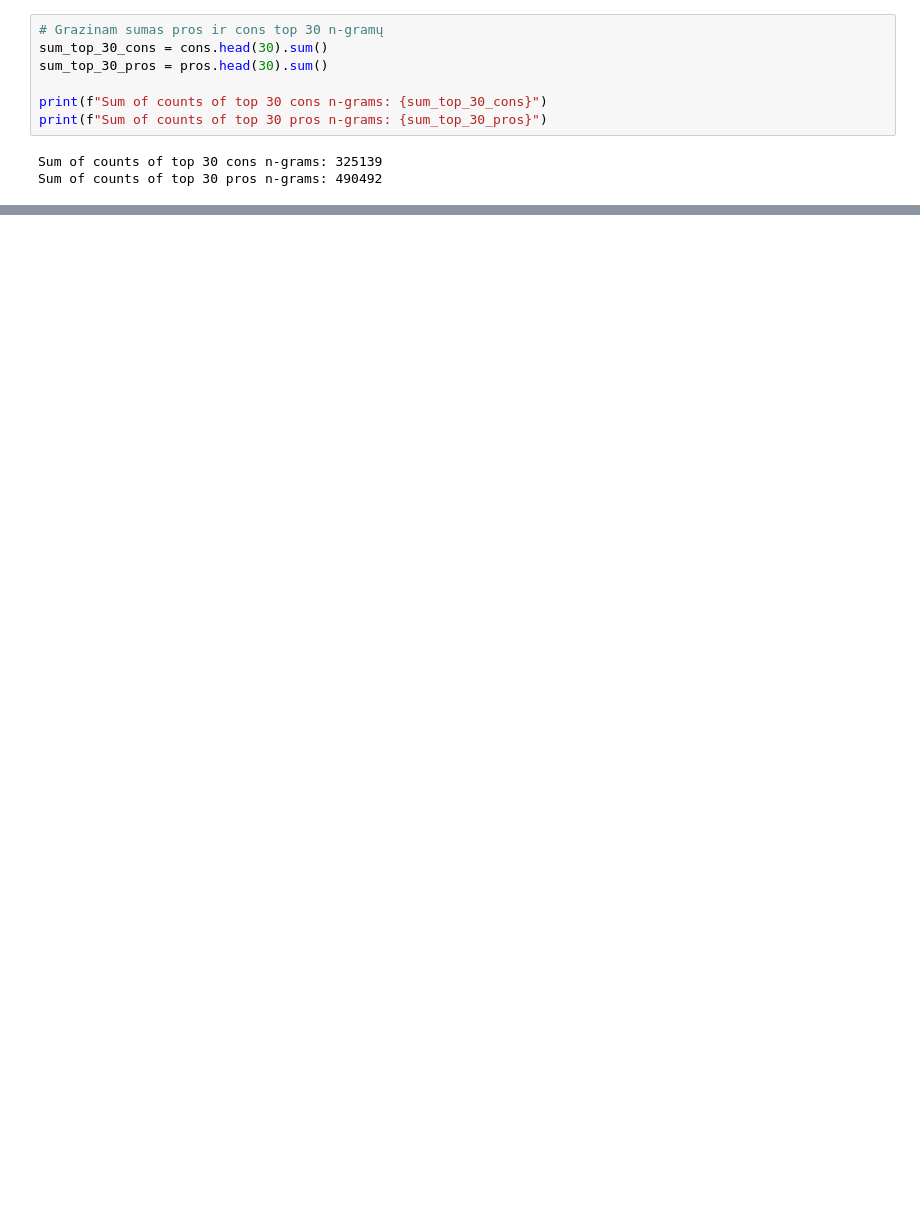
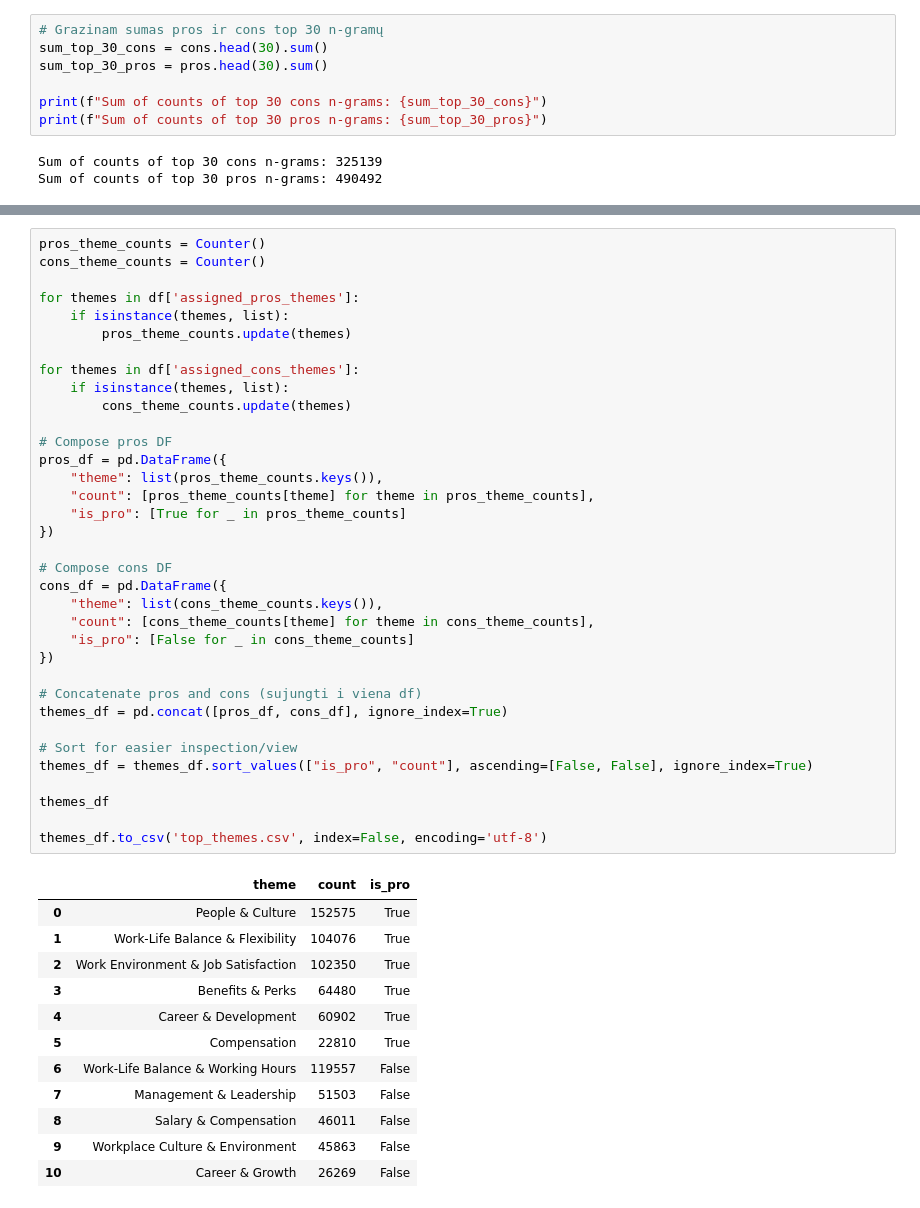
Before and after one commit to javainius/glassdoor-job-review-analysis, a Jupyter notebook: glassdoor.ipynb, the cells around one changed output, grey strips where cells are left out. Saved outputs shown, nothing was run; the diff lists cells and outputs as text; blank space fills up the shorter version.

```diff
--- a/glassdoor.ipynb
+++ b/glassdoor.ipynb
@@ -471,0 +442,48 @@ Pros themes summary (Top 30 n-grams):
+# %%
+pros_theme_counts = Counter()
+cons_theme_counts = Counter()
+
+for themes in df['assigned_pros_themes']:
+    if isinstance(themes, list):
+        pros_theme_counts.update(themes)
+
+for themes in df['assigned_cons_themes']:
+    if isinstance(themes, list):
+        cons_theme_counts.update(themes)
+
+# Compose pros DF
+pros_df = pd.DataFrame({
+    "theme": list(pros_theme_counts.keys()),
+    "count": [pros_theme_counts[theme] for theme in pros_theme_counts],
+    "is_pro": [True for _ in pros_theme_counts]
+})
+
+# Compose cons DF
+cons_df = pd.DataFrame({
+    "theme": list(cons_theme_counts.keys()),
+    "count": [cons_theme_counts[theme] for theme in cons_theme_counts],
+    "is_pro": [False for _ in cons_theme_counts]
+})
+
+# Concatenate pros and cons (sujungti i viena df)
+themes_df = pd.concat([pros_df, cons_df], ignore_index=True)
+
+# Sort for easier inspection/view
+themes_df = themes_df.sort_values(["is_pro", "count"], ascending=[False, False], ignore_index=True)
+
+themes_df
+
+themes_df.to_csv('top_themes.csv', index=False, encoding='utf-8')
+# %% [output]
+|  | theme | count | is_pro |
+| 0 | People & Culture | 152575 | True |
+| 1 | Work-Life Balance & Flexibility | 104076 | True |
+| 2 | Work Environment & Job Satisfaction | 102350 | True |
+| 3 | Benefits & Perks | 64480 | True |
+| 4 | Career & Development | 60902 | True |
+| 5 | Compensation | 22810 | True |
+| 6 | Work-Life Balance & Working Hours | 119557 | False |
+| 7 | Management & Leadership | 51503 | False |
+| 8 | Salary & Compensation | 46011 | False |
+| 9 | Workplace Culture & Environment | 45863 | False |
+| 10 | Career & Growth | 26269 | False |
```
Also changed, not shown: parts of 11 cells of this notebook, 2 other files.
